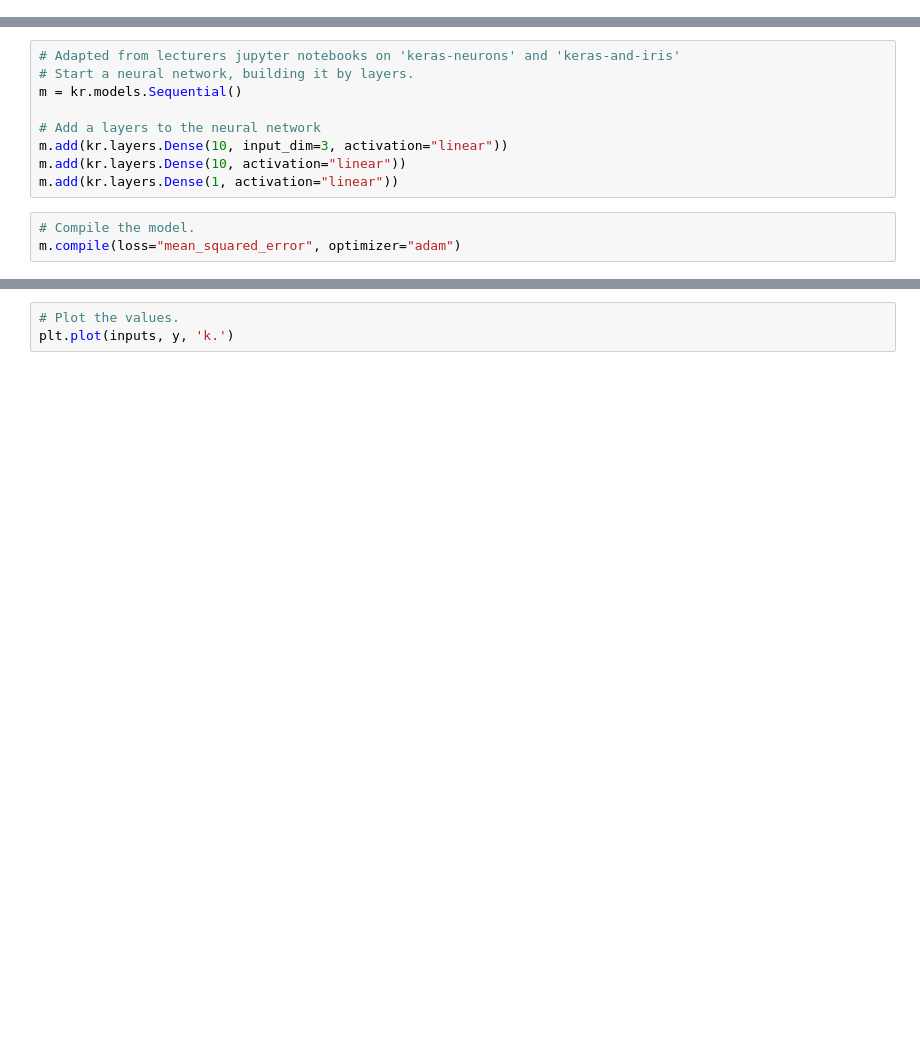
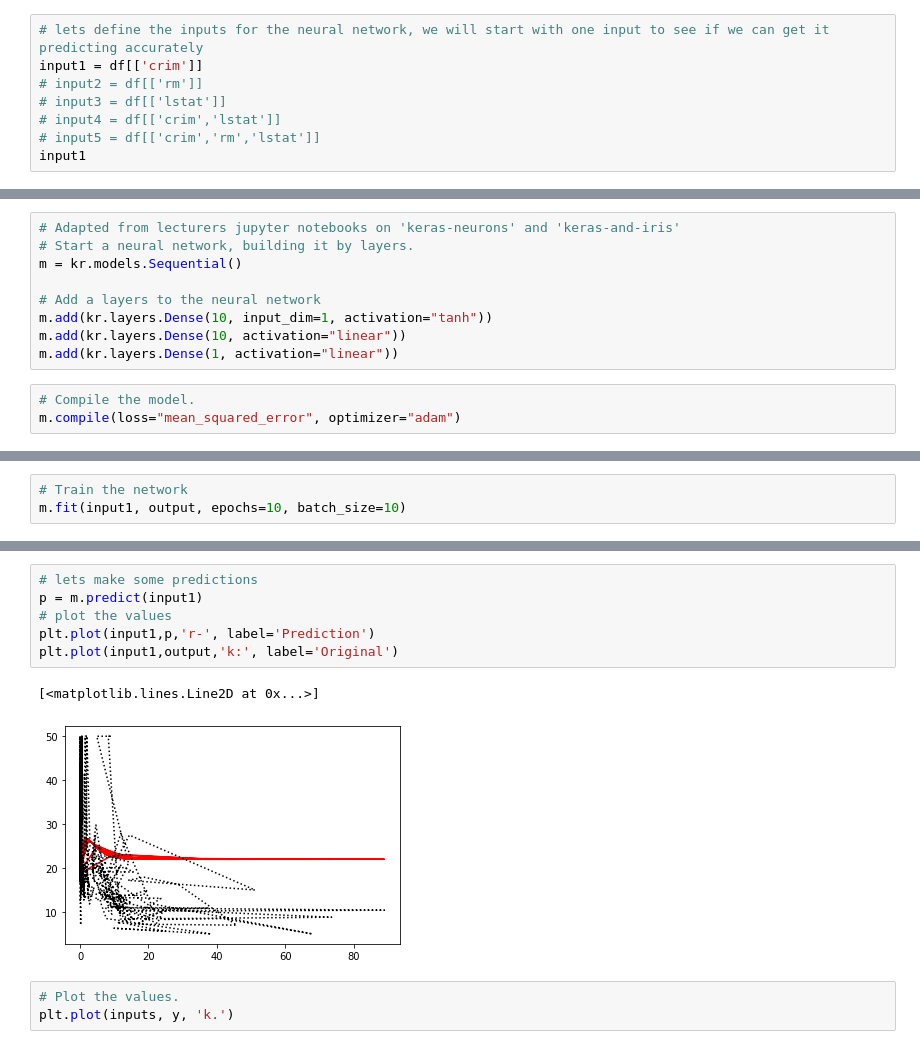
Before and after one commit to davidobrien1/MLSProject, a Jupyter notebook: mlsproject.ipynb, the cells around one changed output, grey strips where cells are left out. Saved outputs shown, nothing was run; the diff lists cells and outputs as text; blank space fills up the shorter version.

Commit message:
Looking at predicting using one variable

```diff
--- a/mlsproject.ipynb
+++ b/mlsproject.ipynb
@@ -271,0 +254,8 @@ inputs
+# %%
+# lets define the inputs for the neural network, we will start with one input to see if we can get it predicting accurately
+input1 = df[['crim']]
+# input2 = df[['rm']]
+# input3 = df[['lstat']]
+# input4 = df[['crim','lstat']]
+# input5 = df[['crim','rm','lstat']]
+input1
@@ -294,7 +303,7 @@ Name: medv, Length: 506, dtype: float64
 m = kr.models.Sequential()
 
 # Add a layers to the neural network
-m.add(kr.layers.Dense(10, input_dim=3, activation="linear"))
+m.add(kr.layers.Dense(10, input_dim=1, activation="tanh"))
 m.add(kr.layers.Dense(10, activation="linear"))
 m.add(kr.layers.Dense(1, activation="linear"))
 # %%
@@ -323,0 +312,3 @@ array([[ 2.8175068 ],
+# %%
+# Train the network
+m.fit(input1, output, epochs=10, batch_size=10)
@@ -324,3 +337,12 @@ array([[ 2.8175068 ],
+# %%
+# lets make some predictions
+p = m.predict(input1)
+# plot the values
+plt.plot(input1,p,'r-', label='Prediction')
+plt.plot(input1,output,'k:', label='Original')
+# %% [output]
+[<matplotlib.lines.Line2D at 0x...>]
+[figure, added]
 # %%
 # Plot the values.
 plt.plot(inputs, y, 'k.')
```
Also changed, not shown: parts of 7 cells of this notebook.
